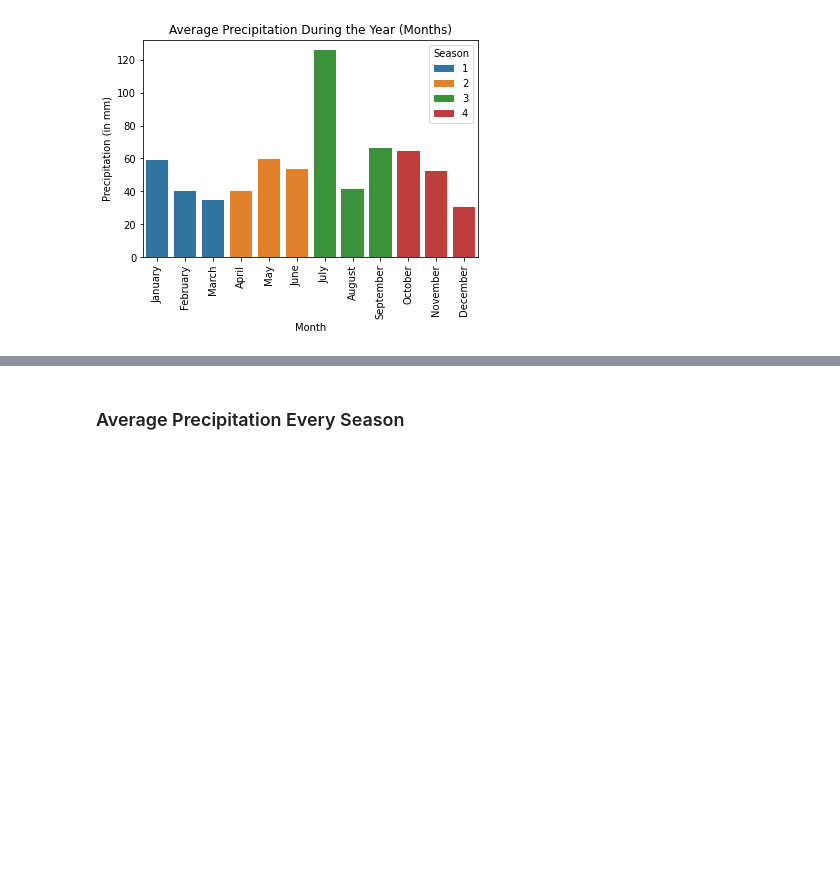
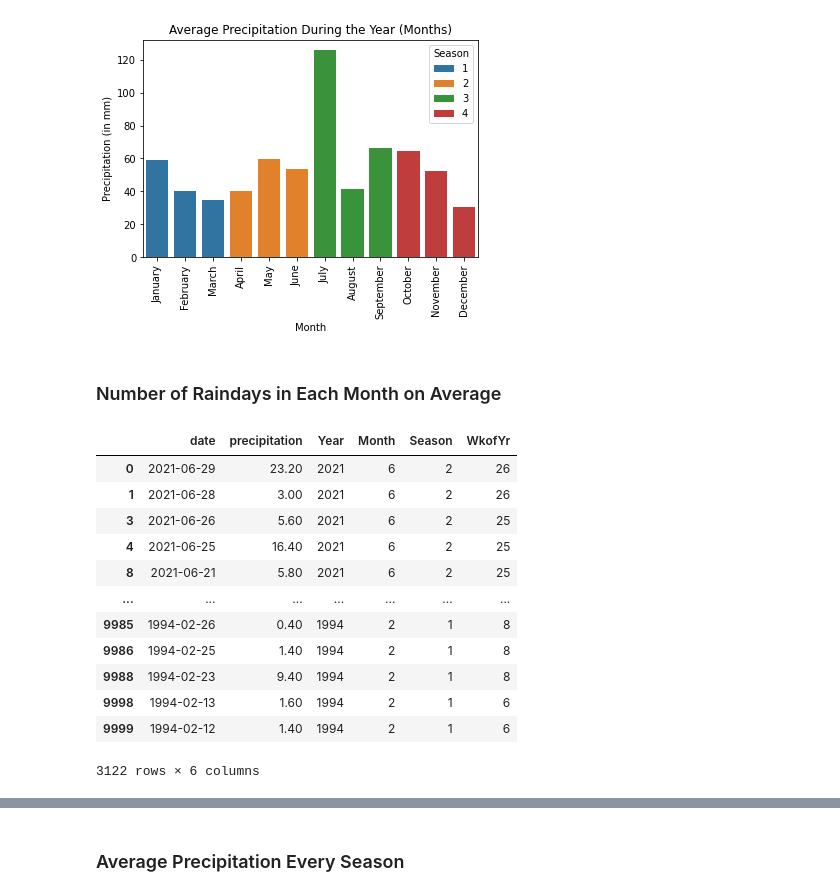
Before and after one commit to sampso29/Toronto-Rain-Prediction-, a Jupyter notebook: Toronto Rain Prediction.ipynb, the cells around one changed output, grey strips where cells are left out. Saved outputs shown, nothing was run; the diff lists cells and outputs as text; code cells hidden in the pictures; blank space fills up the shorter version.

```diff
--- a/Toronto Rain Prediction.ipynb
+++ b/Toronto Rain Prediction.ipynb
@@ -978,0 +978,20 @@ plt.show()
+# %% [markdown]
+### Number of Raindays in Each Month on Average
+# %%
+#get every day in the dataset where there is precipiation
+wet_days = date_precip_df.loc[date_precip_df.precipitation > 0]
+wet_days
+# %% [output]
+|  | date | precipitation | Year | Month | Season | WkofYr |
+| 0 | 2021-06-29 | 23.20 | 2021 | 6 | 2 | 26 |
+| 1 | 2021-06-28 | 3.00 | 2021 | 6 | 2 | 26 |
+| 3 | 2021-06-26 | 5.60 | 2021 | 6 | 2 | 25 |
+| 4 | 2021-06-25 | 16.40 | 2021 | 6 | 2 | 25 |
+| 8 | 2021-06-21 | 5.80 | 2021 | 6 | 2 | 25 |
+| ... | ... | ... | ... | ... | ... | ... |
+| 9985 | 1994-02-26 | 0.40 | 1994 | 2 | 1 | 8 |
+| 9986 | 1994-02-25 | 1.40 | 1994 | 2 | 1 | 8 |
+| 9988 | 1994-02-23 | 9.40 | 1994 | 2 | 1 | 8 |
+| 9998 | 1994-02-13 | 1.60 | 1994 | 2 | 1 | 6 |
+| 9999 | 1994-02-12 | 1.40 | 1994 | 2 | 1 | 6 |
+3122 rows × 6 columns
```
Also changed, not shown: parts of 6 cells of this notebook.
